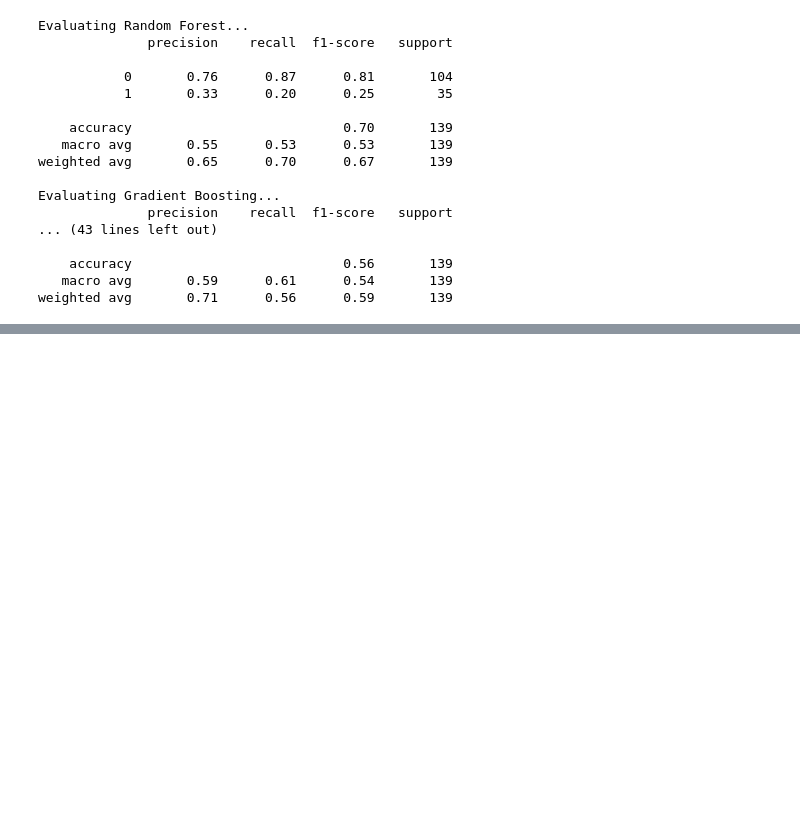
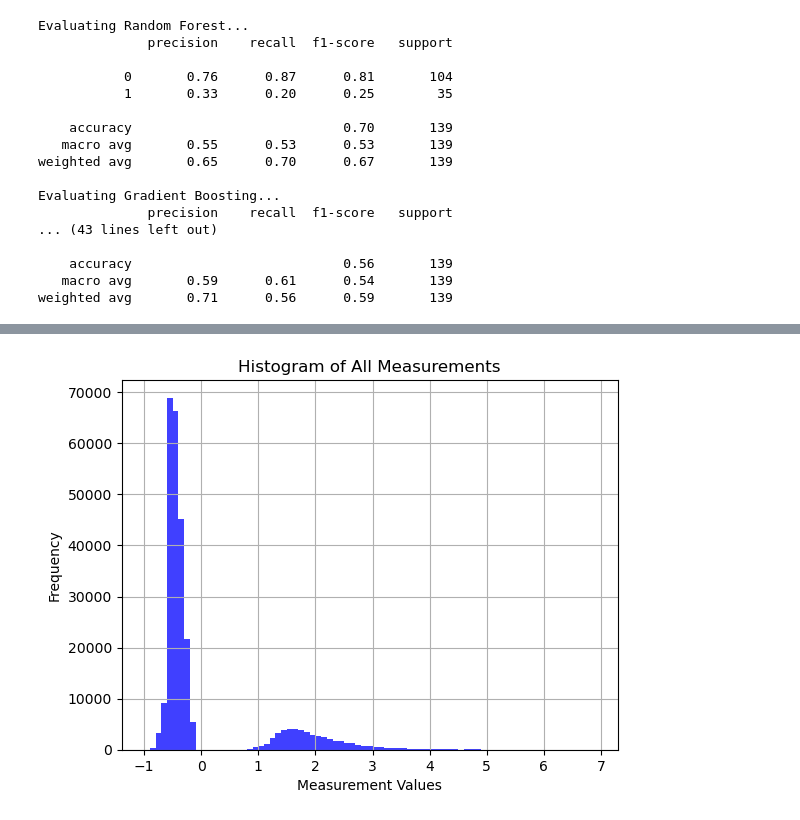
Before and after one commit to mikigit97/Earthquake, a Jupyter notebook: Earthquake notebook.ipynb, the cells around one changed output, grey strips where cells are left out. Saved outputs shown, nothing was run; the diff lists cells and outputs as text; code cells hidden in the pictures; blank space fills up the shorter version.

```diff
--- a/Earthquake notebook.ipynb
+++ b/Earthquake notebook.ipynb
@@ -36,26 +134,20 @@ with open(file_path, 'r', encoding="utf-8-sig") as file:
 # %%
-import pandas as pd
-import numpy as np
-import sklearn
-import tensorflow
+
 from sklearn.model_selection import train_test_split
-from sklearn.preprocessing import StandardScaler
 from tensorflow.keras.models import Sequential
 from tensorflow.keras.layers import LSTM, Dense
 
-# Assuming 'data.csv' is your data file where each row has 512 measurements + 1 label
-df_raw = pd.read_csv('C:/Users/User/PycharmProjects/Earthquake/Student Hiring Project 2017 - Training Data.txt', header=None)
 
 # Split data into features and labels
-X = df_raw.iloc[:, :-1].values  # all rows, all columns except the last one
-y = df_raw.iloc[:, -1].values   # all rows, only the last column
+X_raw = df_train.iloc[:, :-1].values  # all rows, all columns except the last one
+y_raw = df_train.iloc[:, -1].values   # all rows, only the last column
 
 # Scale the features
 scaler = StandardScaler()
-X_scaled = scaler.fit_transform(X)
+X_raw_scaled = scaler.fit_transform(X_raw)
 
 # Split the data into training and testing sets
-X_train, X_test, y_train, y_test = train_test_split(X_scaled, y, test_size=0.2, random_state=42)
+X_train, X_test, y_train, y_test = train_test_split(X_raw_scaled, y_raw, test_size=0.2, random_state=42)
 
 # Reshape the data for LSTM: [samples, time steps, features]
 X_train = X_train.reshape((X_train.shape[0], X_train.shape[1], 1))
@@ -391,0 +620,22 @@ weighted avg       0.68      0.66      0.64       528
+# %%
+import matplotlib.pyplot as plt
+import numpy as np
+
+# Assuming 'data' is your DataFrame containing the measurements
+
+# Flatten the data into a single array
+flattened_data = X_raw.flatten()
+# Define bins with a step of 0.1
+bins = np.arange(-1,7 , 0.1)
+# Plot a histogram of the flattened data
+plt.hist(flattened_data, bins=bins, alpha=0.75, color='blue')
+plt.title('Histogram of All Measurements')
+plt.xlabel('Measurement Values')
+plt.ylabel('Frequency')
+plt.grid(True)
+
+# plt.xlim(0, 6)
+
+plt.show()
+# %% [output]
+[figure, added]
```
Also changed, not shown: parts of 24 cells of this notebook.
